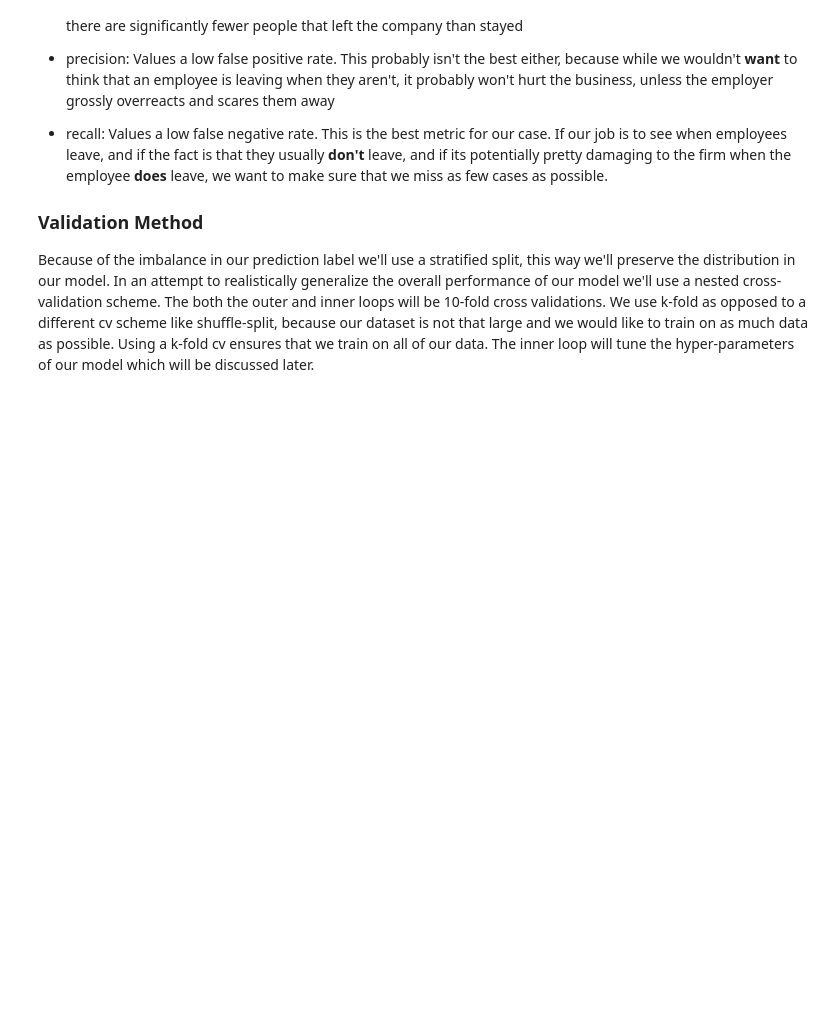
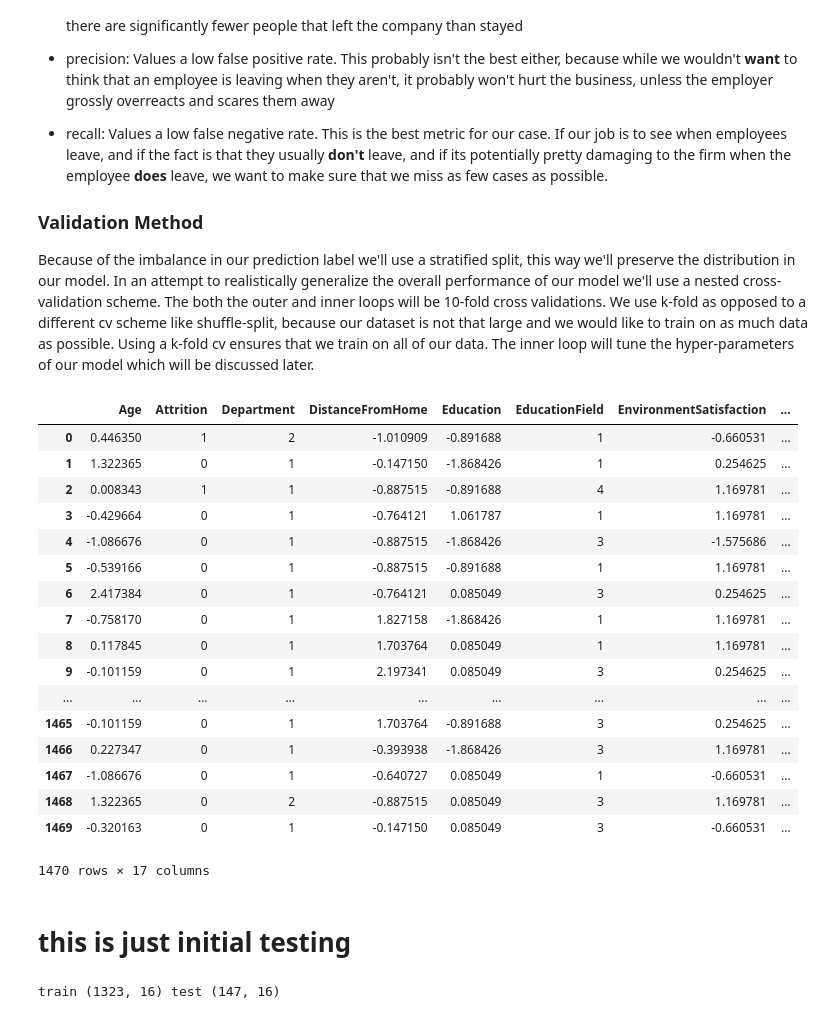
Before and after one commit to ncmatson/SMU_ML_Labs, a Jupyter notebook: 06smuml/Lab6.ipynb, the cells around one changed output. Cells and saved outputs as stored; diff of their text form; code cells hidden in the pictures; blank space fills up the shorter version.

Commit message:
started model

```diff
--- a/06smuml/Lab6.ipynb
+++ b/06smuml/Lab6.ipynb
@@ -31,0 +41,6 @@ df.describe()
+# %%
+to_keep = {'Age', 'Attrition', 'Department','DistanceFromHome', 'Education', 'EducationField', 'EnvironmentSatisfaction', 'Gender', 'JobSatisfaction', 'MaritalStatus',
+           'MonthlyIncome', 'OverTime', 'PerformanceRating', 'RelationshipSatisfaction','TotalWorkingYears','YearsAtCompany', 'YearsSinceLastPromotion'}
+to_drop = set(df.columns)-to_keep
+df.drop(to_drop, axis=1, inplace=True)
+df.info()
@@ -31,0 +69,9 @@ df.describe()
+# %%
+from sklearn.preprocessing import LabelEncoder
+from sklearn.preprocessing import StandardScaler
+
+categorical_features = {'Attrition', 'Department', 'EducationField', 'Gender','MaritalStatus','OverTime'}
+encoders = dict()
+for atr in categorical_features:
+    encoders[atr] = LabelEncoder()
+    df[atr] = encoders[atr].fit_transform(df[atr] )
@@ -32,3 +80,9 @@ df.describe()
+# %%
+numeric_features = set(df.columns) - categorical_features
+for atr in numeric_features:
+    df[atr] = df[atr].astype(np.float)
+    ss = StandardScaler()
+    df[atr] = ss.fit_transform(df[atr].values.reshape(-1, 1))
 # %%
 df.info()
 # %% [output]
@@ -78,3 +141,41 @@ Let's take a moment to break down what the three main metrics mean in our task,
 ### Validation Method
 
 Because of the imbalance in our prediction label we'll use a stratified split, this way we'll preserve the distribution in our model.  In an attempt to realistically generalize the overall performance of our model we'll use a nested cross-validation scheme.  The both the outer and inner loops will be 10-fold cross validations.  We use k-fold as opposed to a different cv scheme like shuffle-split, because our dataset is not that large and we would like to train on as much data as possible.  Using a k-fold cv ensures that we train on all of our data.  The inner loop will tune the hyper-parameters of our model which will be discussed later.
+# %%
+df
+# %% [output]
+|  | Age | Attrition | Department | DistanceFromHome | Education | EducationField | EnvironmentSatisfaction | ... |
+| 0 | 0.446350 | 1 | 2 | -1.010909 | -0.891688 | 1 | -0.660531 | ... |
+| 1 | 1.322365 | 0 | 1 | -0.147150 | -1.868426 | 1 | 0.254625 | ... |
+| 2 | 0.008343 | 1 | 1 | -0.887515 | -0.891688 | 4 | 1.169781 | ... |
+| 3 | -0.429664 | 0 | 1 | -0.764121 | 1.061787 | 1 | 1.169781 | ... |
+| 4 | -1.086676 | 0 | 1 | -0.887515 | -1.868426 | 3 | -1.575686 | ... |
+| 5 | -0.539166 | 0 | 1 | -0.887515 | -0.891688 | 1 | 1.169781 | ... |
+| 6 | 2.417384 | 0 | 1 | -0.764121 | 0.085049 | 3 | 0.254625 | ... |
+| 7 | -0.758170 | 0 | 1 | 1.827158 | -1.868426 | 1 | 1.169781 | ... |
+| 8 | 0.117845 | 0 | 1 | 1.703764 | 0.085049 | 1 | 1.169781 | ... |
+| 9 | -0.101159 | 0 | 1 | 2.197341 | 0.085049 | 3 | 0.254625 | ... |
+| ... | ... | ... | ... | ... | ... | ... | ... | ... |
+| 1465 | -0.101159 | 0 | 1 | 1.703764 | -0.891688 | 3 | 0.254625 | ... |
+| 1466 | 0.227347 | 0 | 1 | -0.393938 | -1.868426 | 3 | 1.169781 | ... |
+| 1467 | -1.086676 | 0 | 1 | -0.640727 | 0.085049 | 1 | -0.660531 | ... |
+| 1468 | 1.322365 | 0 | 2 | -0.887515 | 0.085049 | 3 | 1.169781 | ... |
+| 1469 | -0.320163 | 0 | 1 | -0.147150 | 0.085049 | 3 | -0.660531 | ... |
+1470 rows × 17 columns
+# %% [markdown]
+# this is just initial testing
+# %%
+from sklearn.model_selection import train_test_split
+
+# stratified 90/10 train/test split`
+df_train, df_test = train_test_split(df, test_size=0.1, stratify=df.Attrition)
+
+y_train = df_train.Attrition
+y_test = df_test.Attrition
+
+X_train = df_train.drop('Attrition', axis=1).values
+X_test = df_test.drop('Attrition', axis=1).values
+
+print('train', X_train.shape, 'test', X_test.shape)
+# %% [output]
+train (1323, 16) test (147, 16)
```
Also changed, not shown: parts of 19 cells of this notebook.
